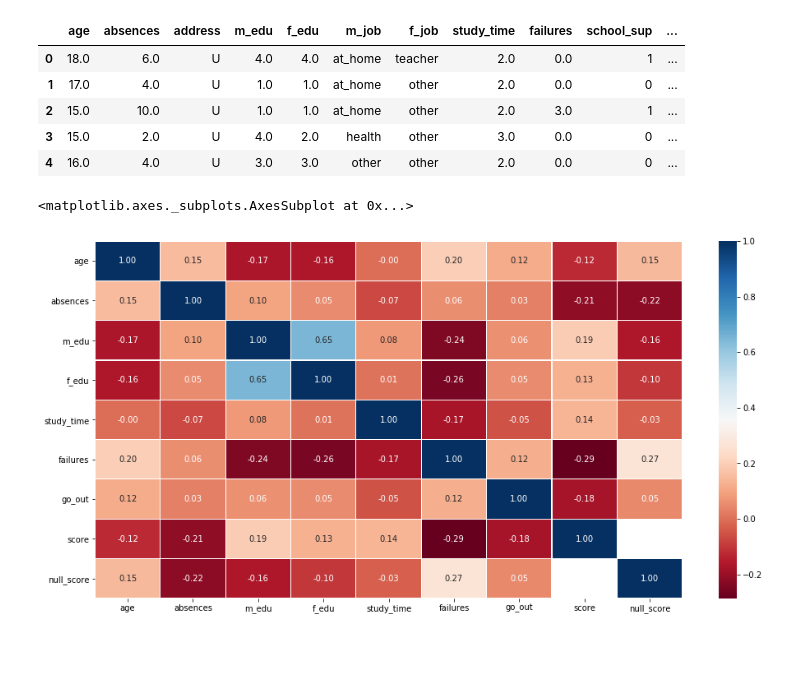
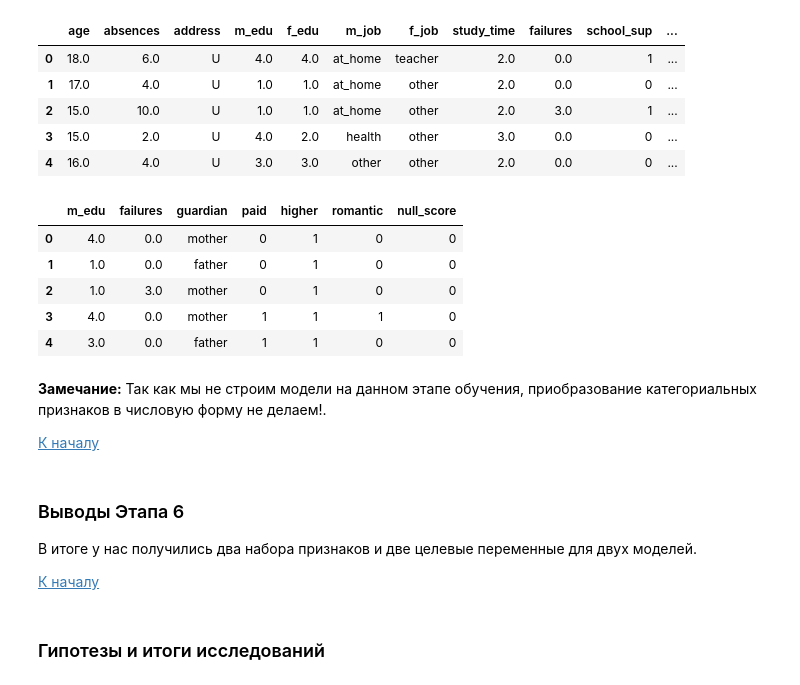
Before and after one commit to greg-kan/mlda, a Jupyter notebook: SkillFactory/unit_2/exploratory_data_analysis_kanavenko.ipynb, the cells around one changed output. Drawn from its saved outputs; the diff is of its cells as text; code cells hidden in the pictures; blank space fills up the shorter version.

```diff
--- a/SkillFactory/unit_2/exploratory_data_analysis_kanavenko.ipynb
+++ b/SkillFactory/unit_2/exploratory_data_analysis_kanavenko.ipynb
@@ -1151,0 +1162,4 @@ for col in students_model.columns:
+# %%
+#Датасет для второй модели
+students_model_null_score = students.loc[:, ['m_edu', 'failures', 'guardian', 'paid', 'higher', 'romantic',
+                                             'null_score']]
@@ -1158,9 +1200,23 @@ students_model.head(5)
 | 2 | 15.0 | 10.0 | U | 1.0 | 1.0 | at_home | other | 2.0 | 3.0 | 1 | ... |
 | 3 | 15.0 | 2.0 | U | 4.0 | 2.0 | health | other | 3.0 | 0.0 | 0 | ... |
 | 4 | 16.0 | 4.0 | U | 3.0 | 3.0 | other | other | 2.0 | 0.0 | 0 | ... |
-# %%
-plt.figure(figsize=(16,8))
-sns.heatmap(((students_model.corr())), fmt = '.2f', cmap='RdBu', linewidth = 0.1, annot=True)#cmap='Blues'
-# %% [output]
-<matplotlib.axes._subplots.AxesSubplot at 0x...>
-[figure, removed]
+# %%
+students_model_null_score.head(5)
+# %% [output]
+|  | m_edu | failures | guardian | paid | higher | romantic | null_score |
+| 0 | 4.0 | 0.0 | mother | 0 | 1 | 0 | 0 |
+| 1 | 1.0 | 0.0 | father | 0 | 1 | 0 | 0 |
+| 2 | 1.0 | 3.0 | mother | 0 | 1 | 0 | 0 |
+| 3 | 4.0 | 0.0 | mother | 1 | 1 | 1 | 0 |
+| 4 | 3.0 | 0.0 | father | 1 | 1 | 0 | 0 |
+# %% [markdown]
+**Замечание:** Так как мы не строим модели на данном этапе обучения, приобразование категориальных признаков в числовую форму не делаем!.
+
+[К началу](#Начало)
+# %% [markdown]
+### Выводы Этапа 6
+В итоге у нас получились два набора признаков и две целевые переменные для двух моделей.
+
+[К началу](#Начало)
+# %% [markdown]
+### Гипотезы и итоги исследований <a name="Гипотезы_и_итоги_исследований"></a>
```
Also changed, not shown: parts of 18 cells of this notebook, 4 other files.
